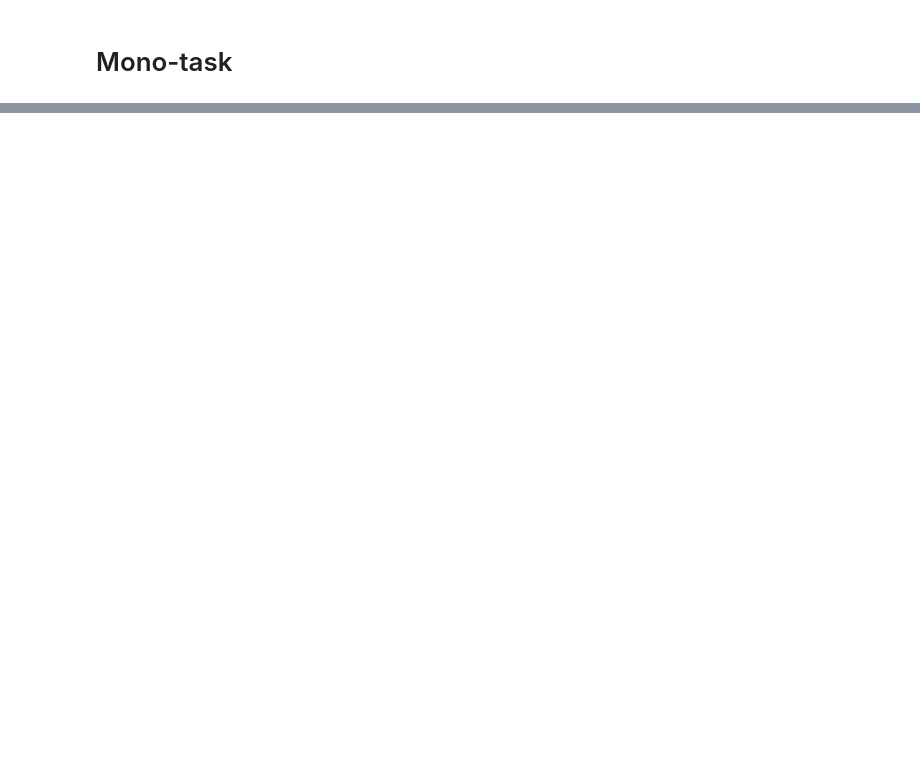
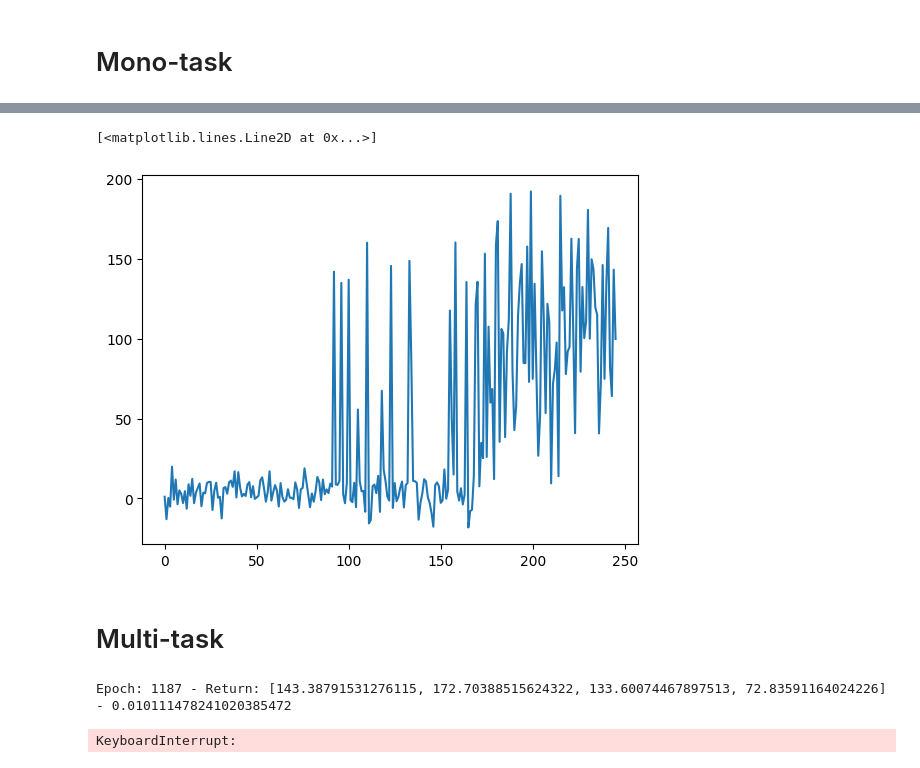
Before and after one commit to sergiorozada12/multi-task-lrrl, a Jupyter notebook: wirelessexp.ipynb, the cells around one changed output, grey strips where cells are left out. Drawn from its saved outputs; the diff is of its cells as text; code cells hidden in the pictures; blank space fills up the shorter version.

```diff
--- a/wirelessexp.ipynb
+++ b/wirelessexp.ipynb
@@ -52,8 +54,8 @@ discretizer = Discretizer(
 )
 # %%
-nS = [10, 10, 10, 2, 2, 2, 10, 10]
-nA = [10, 10, 10]
-nT = 4
+nS = [20, 20, 2, 2, 20, 20]
+nA = [10, 10]
+nT = len(ts)
 gamma = 0.99
 # %%
 def create_target(states_next, rewards, Q, tasks=None):
@@ -95,16 +97,15 @@ def select_random_action() -> np.ndarray:
         a_idx = tuple(np.random.randint(discretizer.bucket_actions).tolist())
         return discretizer.get_action_from_index(a_idx), a_idx
 
-def select_greedy_action(Q, s: np.ndarray) -> np.ndarray:
+def select_greedy_action(Q, s_idx: np.ndarray) -> np.ndarray:
     with torch.no_grad():
-        s_idx = np.concatenate([discretizer.get_state_index(s)])
         a_idx_flat = Q(s_idx).argmax().detach().item()
         a_idx = np.unravel_index(a_idx_flat, discretizer.bucket_actions)
         return discretizer.get_action_from_index(a_idx), a_idx
 
-def select_action(Q, s: np.ndarray, epsilon: float) -> np.ndarray:
+def select_action(Q, s_idx: np.ndarray, epsilon: float) -> np.ndarray:
     if np.random.rand() < epsilon:
         return select_random_action()
-    return select_greedy_action(Q, s)
+    return select_greedy_action(Q, s_idx)
 # %% [markdown]
 # Mono-task
@@ -110,0 +145,26 @@ def select_action(Q, s: np.ndarray, epsilon: float) -> np.ndarray:
+# %%
+Gs = []
+Q = PARAFAC(dims=nS + nA, k=k, scale=0.1)
+opt = torch.optim.Adamax(Q.parameters(), lr=lr)
+ds = 0
+for episode in range(E):
+    s, _ = envs[env_id].reset()
+    s_idx = torch.tensor(discretizer.get_state_index(s)).unsqueeze(0)
+    for h in range(H):
+        a, a_idx = select_action(Q, s_idx, eps)
+        a_idx = torch.tensor(a_idx).unsqueeze(0)
+        sp, r, d, _, _ = envs[env_id].step(a)
+        sp_idx = torch.tensor(discretizer.get_state_index(sp)).unsqueeze(0)
+
+        for _ in range(n_upd):
+            update_model(s_idx, sp_idx, a_idx, r, Q, opt)
+
+        s = sp
+        s_idx = sp_idx
+        eps = max(eps*eps_decay, eps_min)
+
+        # if h % 10 == 0:
+    if episode % 10 == 0:
+        G = run_test_episode(Q, env_id)
+        Gs.append(G)
+    print(f"\rEpoch: {episode} - Return: {G} - {eps}", end="")
@@ -110,0 +207,7 @@ def select_action(Q, s: np.ndarray, epsilon: float) -> np.ndarray:
+# %%
+plt.plot(Gs)
+# %% [output]
+[<matplotlib.lines.Line2D at 0x...>]
+[figure, added]
+# %% [markdown]
+# Multi-task
@@ -110,0 +243,32 @@ def select_action(Q, s: np.ndarray, epsilon: float) -> np.ndarray:
+# %%
+Q = PARAFAC(dims=[nT] + nS + nA, k=k, scale=0.1)
+opt = torch.optim.Adamax(Q.parameters(), lr=lr)
+Gs = [[] for _ in range(nT)]
+for episode in range(E):
+    for env_idx, env in enumerate(envs):
+        s, _ = env.reset()
+        s_idx = torch.tensor(tuple([env_idx]) + discretizer.get_state_index(s)).unsqueeze(0)
+        for h in range(H):
+            a, a_idx = select_action(Q, s_idx, eps)
+            a_idx = torch.tensor(a_idx).unsqueeze(0)
+            sp, r, d, _, _ = env.step(a)
+            sp_idx = torch.tensor(tuple([env_idx]) + discretizer.get_state_index(sp)).unsqueeze(0)
+
+            s_idx_train = torch.tensor(discretizer.get_state_index(s)).unsqueeze(0)
+            sp_idx_train = torch.tensor(discretizer.get_state_index(sp)).unsqueeze(0)
+            update_model(s_idx_train, sp_idx_train, a_idx, r, Q, opt, tasks=torch.tensor([env_idx]))
+
+            if d:
+                break
+
+            s = sp
+            s_idx = sp_idx
+            eps = max(eps*eps_decay, eps_min)
+
+        #if episode % 10 == 0:
+        G = run_test_episode(Q, env_idx)
+        Gs[env_idx].append(G)
+    print(f"\rEpoch: {episode} - Return: {[Gs[i][-1] for i in range(nT)]} - {eps}", end="")
+# %% [output]
+Epoch: 1187 - Return: [143.38791531276115, 172.70388515624322, 133.60074467897513, 72.83591164024226] - 0.010111478241020385472
+KeyboardInterrupt:
```
Also changed, not shown: parts of 14 cells of this notebook, 4 other files.
